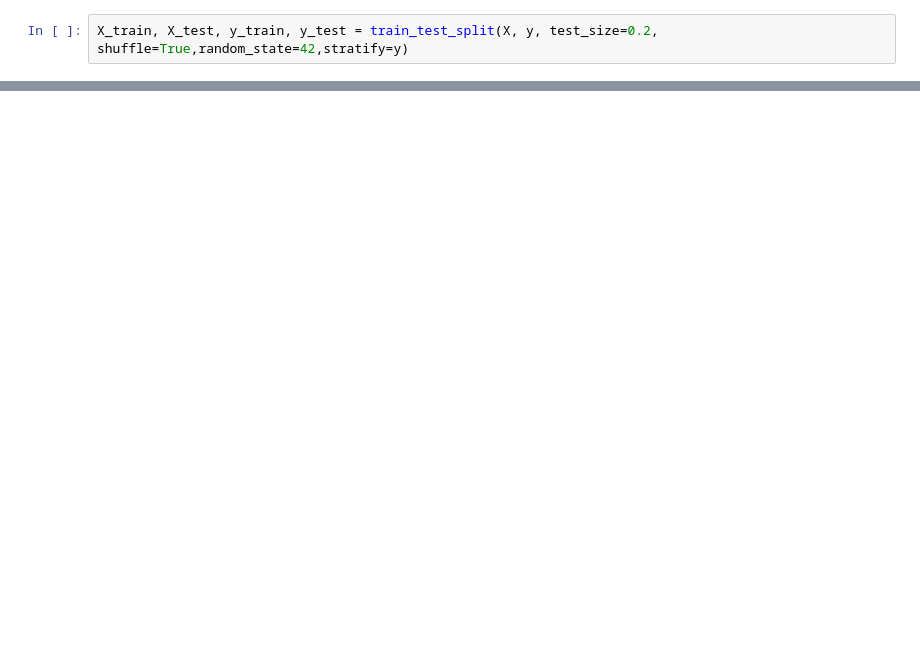
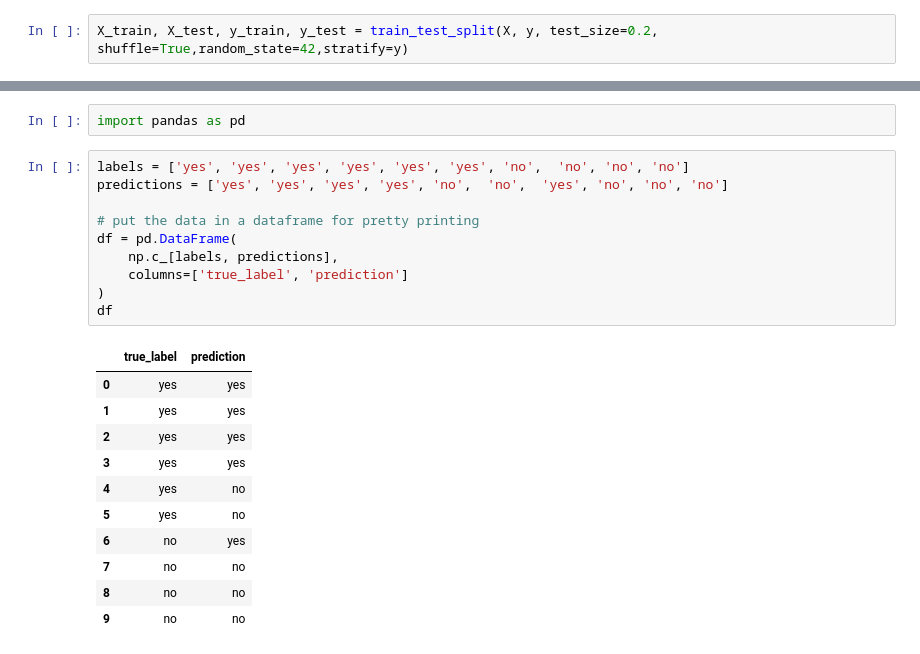
Before and after one commit to hachem13/data_artificial_inteligence, a Jupyter notebook: brief_projet/image_classification/image_classification.ipynb, the cells around one changed output, grey strips where cells are left out. Cells and saved outputs as stored; diff of their text form; blank space fills up the shorter version.

```diff
--- a/brief_projet/image_classification/image_classification.ipynb
+++ b/brief_projet/image_classification/image_classification.ipynb
@@ -223,0 +373,24 @@ plt.legend([
+# %%
+import pandas as pd
+# %%
+labels = ['yes', 'yes', 'yes', 'yes', 'yes', 'yes', 'no',  'no', 'no', 'no']
+predictions = ['yes', 'yes', 'yes', 'yes', 'no',  'no',  'yes', 'no', 'no', 'no']
+
+# put the data in a dataframe for pretty printing
+df = pd.DataFrame(
+    np.c_[labels, predictions],
+    columns=['true_label', 'prediction']
+)
+df
+# %% [output]
+|  | true_label | prediction |
+| 0 | yes | yes |
+| 1 | yes | yes |
+| 2 | yes | yes |
+| 3 | yes | yes |
+| 4 | yes | no |
+| 5 | yes | no |
+| 6 | no | yes |
+| 7 | no | no |
+| 8 | no | no |
+| 9 | no | no |
```
Also changed, not shown: parts of 49 cells of this notebook.
